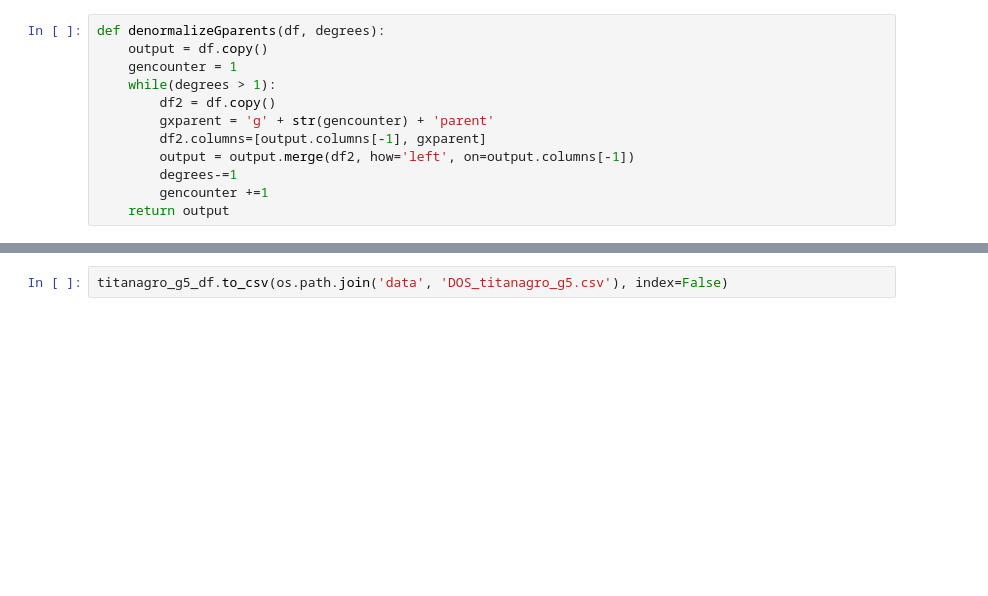
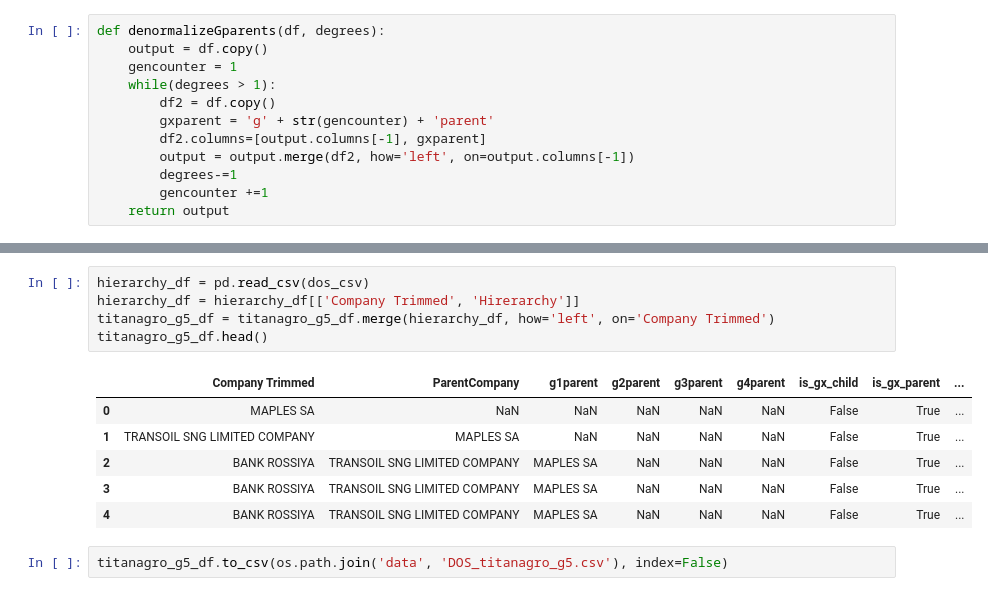
Before and after one commit to freedaemons/sasddc-customfilter, a Jupyter notebook: dos-denormalize.ipynb, the cells around one changed output, grey strips where cells are left out. Cells and saved outputs as stored; diff of their text form; blank space fills up the shorter version.

```diff
--- a/dos-denormalize.ipynb
+++ b/dos-denormalize.ipynb
@@ -54,5 +54,17 @@ titanagro_g5_df
 | 4800 | FIRMA RES OOO | RVC BIOPHARMACEUTICAL INVESTMENTS... | VENTURE CAPITAL INNOVATION FUND | BANK ROSSIYA | OAO SURGUTNEFTEGAS | BANK ROSSIYA | False | False | ... |
 | 4801 | FIRMA RES OOO | RVC BIOPHARMACEUTICAL INVESTMENTS... | VENTURE CAPITAL INNOVATION FUND | BANK ROSSIYA | OAO SURGUTNEFTEGAS | SURGUTNEFTEGASBANK JSC | False | False | ... |
 4802 rows × 9 columns
+# %%
+hierarchy_df = pd.read_csv(dos_csv)
+hierarchy_df = hierarchy_df[['Company Trimmed', 'Hirerarchy']]
+titanagro_g5_df = titanagro_g5_df.merge(hierarchy_df, how='left', on='Company Trimmed')
+titanagro_g5_df.head()
+# %% [output]
+|  | Company Trimmed | ParentCompany | g1parent | g2parent | g3parent | g4parent | is_gx_child | is_gx_parent | ... |
+| 0 | MAPLES SA | NaN | NaN | NaN | NaN | NaN | False | True | ... |
+| 1 | TRANSOIL SNG LIMITED COMPANY | MAPLES SA | NaN | NaN | NaN | NaN | False | True | ... |
+| 2 | BANK ROSSIYA | TRANSOIL SNG LIMITED COMPANY | MAPLES SA | NaN | NaN | NaN | False | True | ... |
+| 3 | BANK ROSSIYA | TRANSOIL SNG LIMITED COMPANY | MAPLES SA | NaN | NaN | NaN | False | True | ... |
+| 4 | BANK ROSSIYA | TRANSOIL SNG LIMITED COMPANY | MAPLES SA | NaN | NaN | NaN | False | True | ... |
 # %%
 titanagro_g5_df.to_csv(os.path.join('data', 'DOS_titanagro_g5.csv'), index=False)
```
Also changed, not shown: parts of 2 cells of this notebook, 1 other file.
